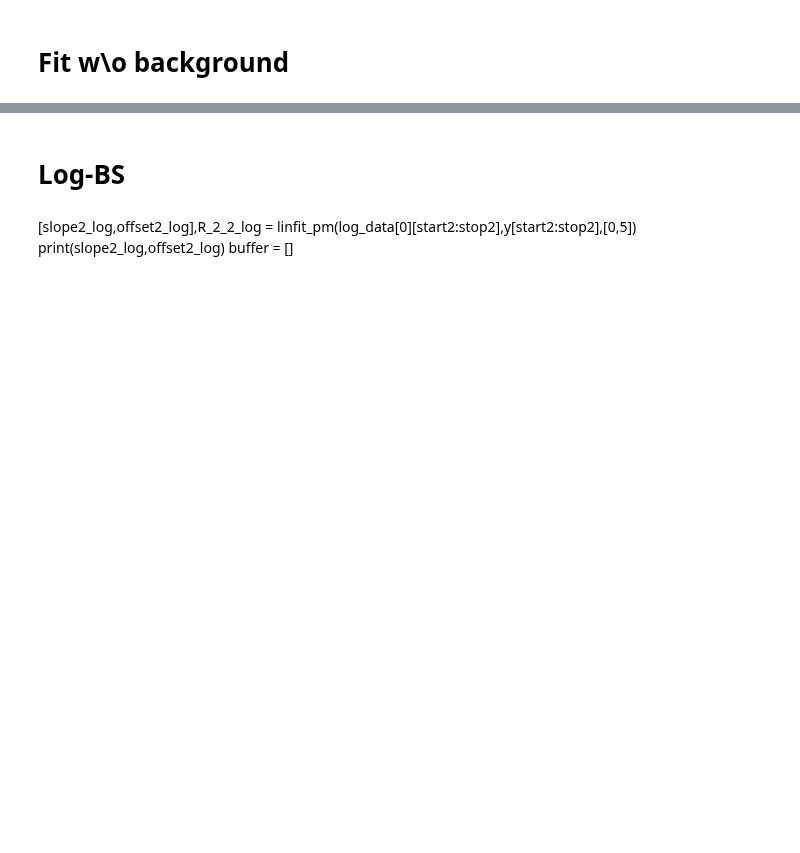
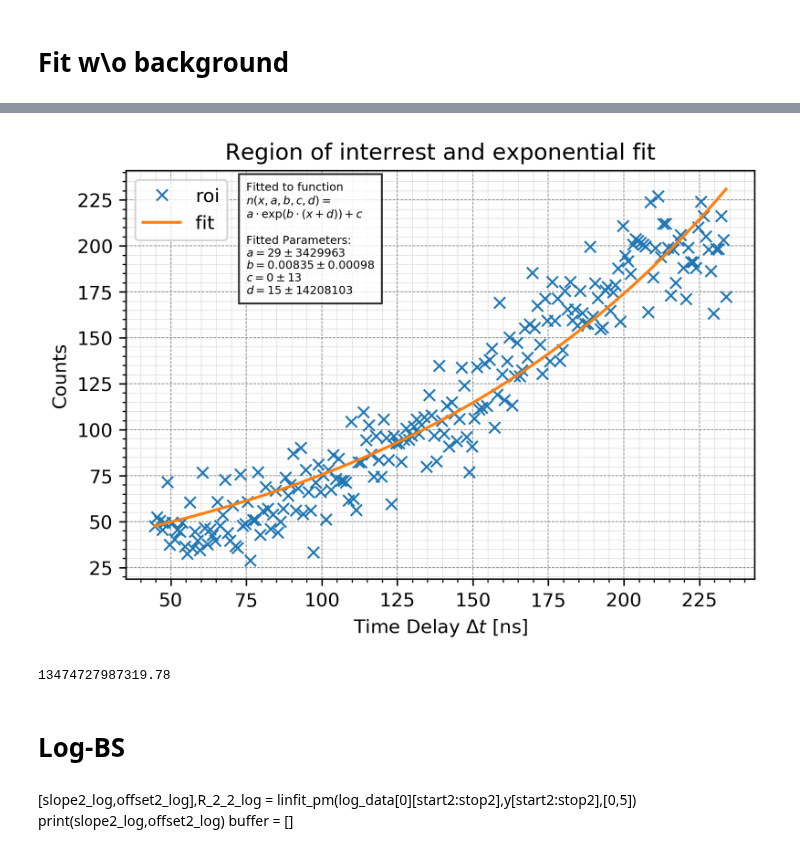
Before and after one commit to shockcookie/FP, a Jupyter notebook: KHWZ/coinc/Zeitkali.ipynb, the cells around one changed output, grey strips where cells are left out. Cells and saved outputs as stored; diff of their text form; code cells hidden in the pictures; blank space fills up the shorter version.

```diff
--- a/KHWZ/coinc/Zeitkali.ipynb
+++ b/KHWZ/coinc/Zeitkali.ipynb
@@ -325,3 +318,51 @@ plt.show()
+# %%
+#kek = 30
+#eke = -41
+x = cleaned[0][start:stop]
+y = cleaned[1][start:stop]
+
+fact = 1e12
+
+plt.figure(dpi=300)
+plt.title(r'Region of interrest and exponential fit')
+plt.ylabel(r'Counts')
+plt.xlabel(r'Time Delay $\Delta t$ [ns]')
+plt.grid(which='major',linestyle='--', color='grey',linewidth=0.4)
+plt.grid(which='minor',linestyle=':', color='grey',linewidth=0.2)
+plt.minorticks_on()
+
+
+#plt.plot(val(cleaned[0]), val(cleaned[1]),"x",label="raw- bkgndfit")
+plt.plot(val(x),val(y),"x",label="roi")
+plt.plot(val(cleaned[0][start:stop]),eexp(val(cleaned[0][start:stop]),*val(vals2)),label="fit")
+plt.legend()
+plt.text(75,174,
+        r"Fitted to function" "\n" r"$n\left(x,a,b,c,d\right) =$"
+         "\n" r"$ a \cdot \exp\left(b\cdot\left(x+d\right)\right) + c$"
+         "\n\n" r"Fitted Parameters:"
+         "\n" r"$a ={:.0f}\pm{:.0f}$"
+         "\n" r"$b ={:.5f}\pm{:.5f}$"
+         "\n" r"$c ={:.0f}\pm{:.0f}$"
+         "\n" r"$d ={:.0f}\pm{:.0f}$".format(
+         val(vals2[0]),err(vals2[0]),
+         val(vals2[1]),err(vals2[1]),
+         val(vals2[2]),err(vals2[2]),
+         val(vals2[3]),err(vals2[3])
+         ),
+         #'Fit Information:\n$n(\Delta t)=m\cdot \Delta t +c $\n\n$m=({:.3f}\pm {:.3f})$/ns\n$c=({:.1f}\\pm {:.1f})$\n\n$R^2$={:.3f}'
+         #.format(val(slope2),err(slope2),val(offset2),err(offset2),R_2_2),
+         bbox={'facecolor':'white', 'alpha':0.8}, fontsize=6)
+
+#axes=plt.gca()
+#axes.set_xlim([150,300])
+plt.savefig("lin_fit_exp.png")
+plt.show()
+# %% [output]
+[figure, added]
+# %%
+err(vals2[2])*fact
+# %% [output]
+13474727987319.78
 # %% [markdown]
 # Log-BS
 # %%
```
Also changed, not shown: parts of 10 cells of this notebook, 5 other files.
